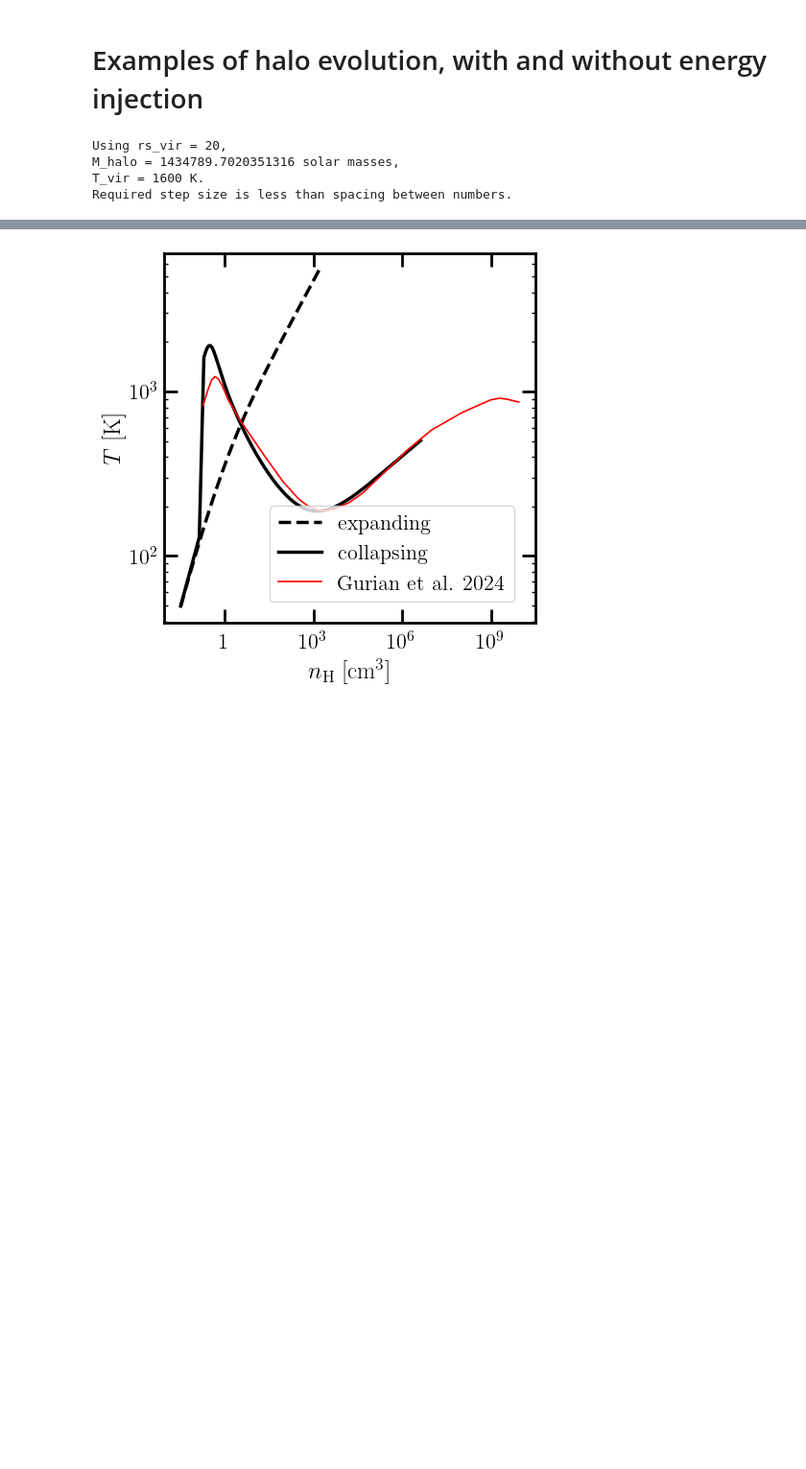
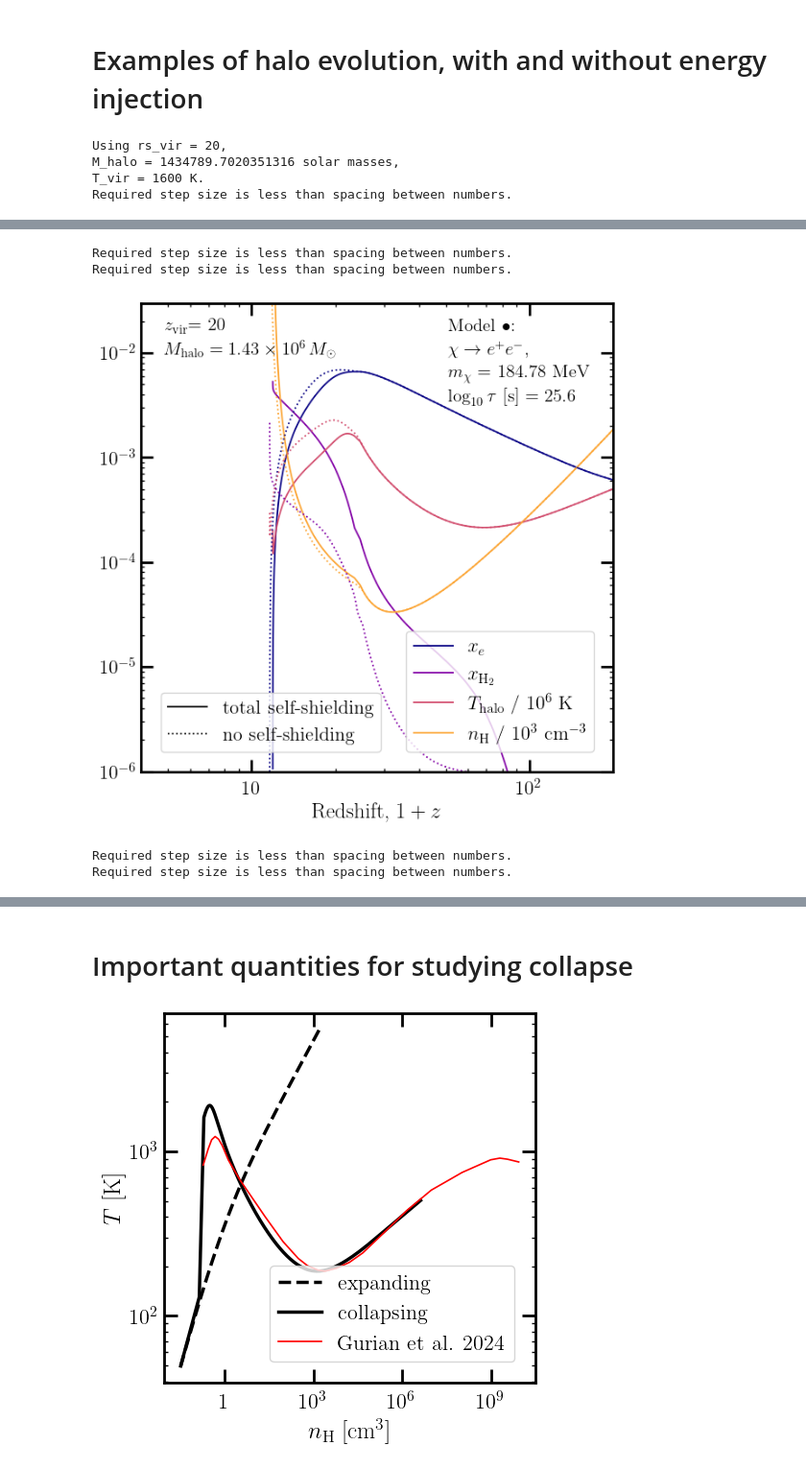
Before and after one commit to wenzerq/DarkHistory, a Jupyter notebook: H2_cooling/DCBH.ipynb, the cells around one changed output, grey strips where cells are left out. Shown: that part at 96% size. Drawn from its saved outputs; the diff is of its cells as text; code cells hidden in the pictures; blank space fills up the shorter version.

```diff
--- a/H2_cooling/DCBH.ipynb
+++ b/H2_cooling/DCBH.ipynb
@@ -193,7 +193,7 @@ print(f"T_vir = {T_vir(rs_vir, M_halo)/phys.kB:.0f} K.")
 halo_data = {}
 rs_vir_actual = {}
 
-for key in ['LCDM']: #, 'fast', 'slow']: #DH_data.keys():
+for key in ['LCDM', 'fast', 'slow']: #DH_data.keys():
     if key=='LCDM':
         DM_switch = False
     else:
@@ -253,30 +253,35 @@ for key in ['LCDM']: #, 'fast', 'slow']: #DH_data.keys():
 
     # Make a second legend if including LW
     nLW, = plt.plot([0,0], color='k', linewidth=1.3)
     wLW, = plt.plot([0,0], color='k', linewidth=1.3, linestyle=':')
     lLW = plt.legend([nLW, wLW], ["total self-shielding", "no self-shielding"], loc='lower left')
 
     plt.legend(loc='lower right')
     ax.add_artist(lLW)
     plt.xlabel(r'Redshift, $1+z$')
     plt.text(0.05, 0.94, r"$z_\mathrm{vir}$"+f"= {rs_vir:.0f}", fontsize=15, transform = ax.transAxes)
     plt.text(0.05, 0.89, r"$M_\mathrm{halo} = 1.43 \times 10^6 \, M_\odot$", fontsize=15, transform = ax.transAxes)
     if key != 'LCDM':
         if key == 'fast':
             plt.text(0.65, 0.94, r"Model $\bullet$:", fontsize=15, transform = ax.transAxes)
         else:
             plt.text(0.65, 0.94, r"Model $\star$:", fontsize=15, transform = ax.transAxes)
         plt.text(0.65, 0.89, fr"$\chi \rightarrow e^+ e^-$,", fontsize=15, transform = ax.transAxes)
         plt.text(0.65, 0.84, fr"$m_\chi$ = {DH_data[key]['DM_params']['mDM']/1e6:.2f} MeV", fontsize=15, transform = ax.transAxes)
         plt.text(0.65, 0.79, r"$\log_{10} \tau$ [s] = "+fr"{np.log10(DH_data[key]['DM_params']['inj_param']):.1f}", fontsize=15, transform = ax.transAxes)
     else:
         plt.text(0.65, 0.94, fr"(no DM decay/ann.)", fontsize=15, transform = ax.transAxes)
 
     # plt.savefig(fig_dir+f'LW_halo_evol_zvir{rs_vir:.0f}_M{M_halo:.2E}_{key}.pdf')
     plt.show()
 # %% [output]
 Using rs_vir = 20,
 M_halo = 1434789.7020351316 solar masses,
 T_vir = 1600 K.
 Required step size is less than spacing between numbers.
 [figure]
+Required step size is less than spacing between numbers.
+Required step size is less than spacing between numbers.
+[figure, added]
+Required step size is less than spacing between numbers.
+Required step size is less than spacing between numbers.
@@ -283 +289,3 @@ Required step size is less than spacing between numbers.
+# %% [markdown]
+# Important quantities for studying collapse
 # %%
```
Also changed, not shown: parts of 3 cells of this notebook, 1 other file.
